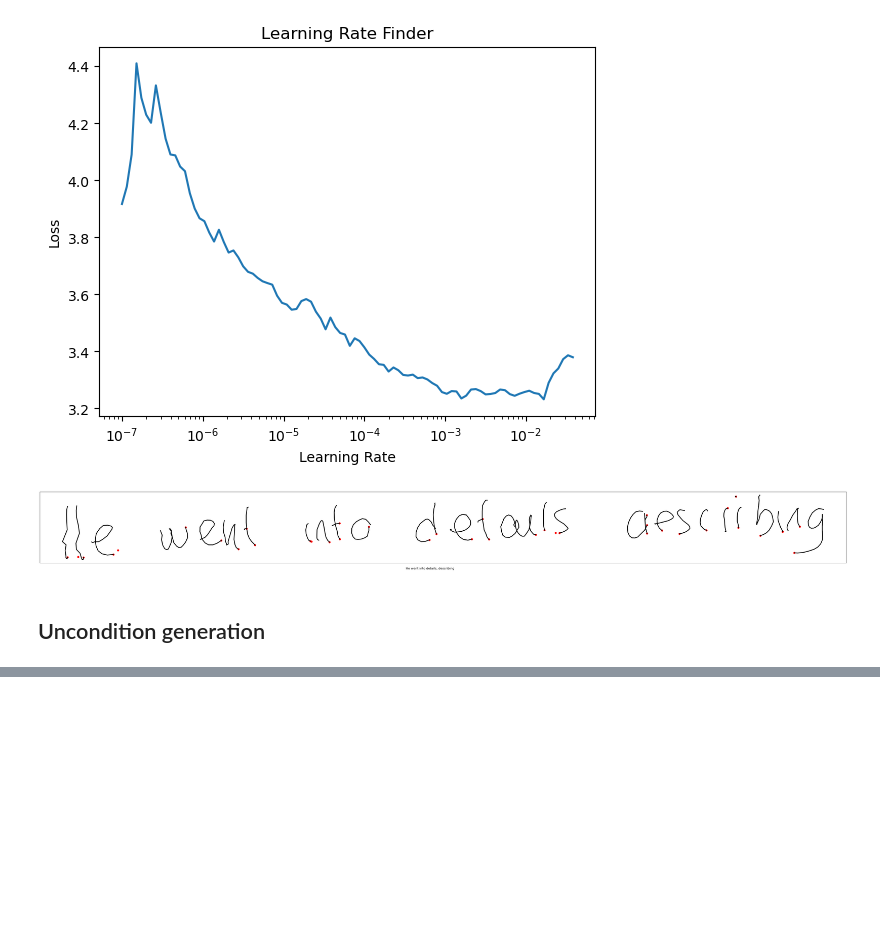
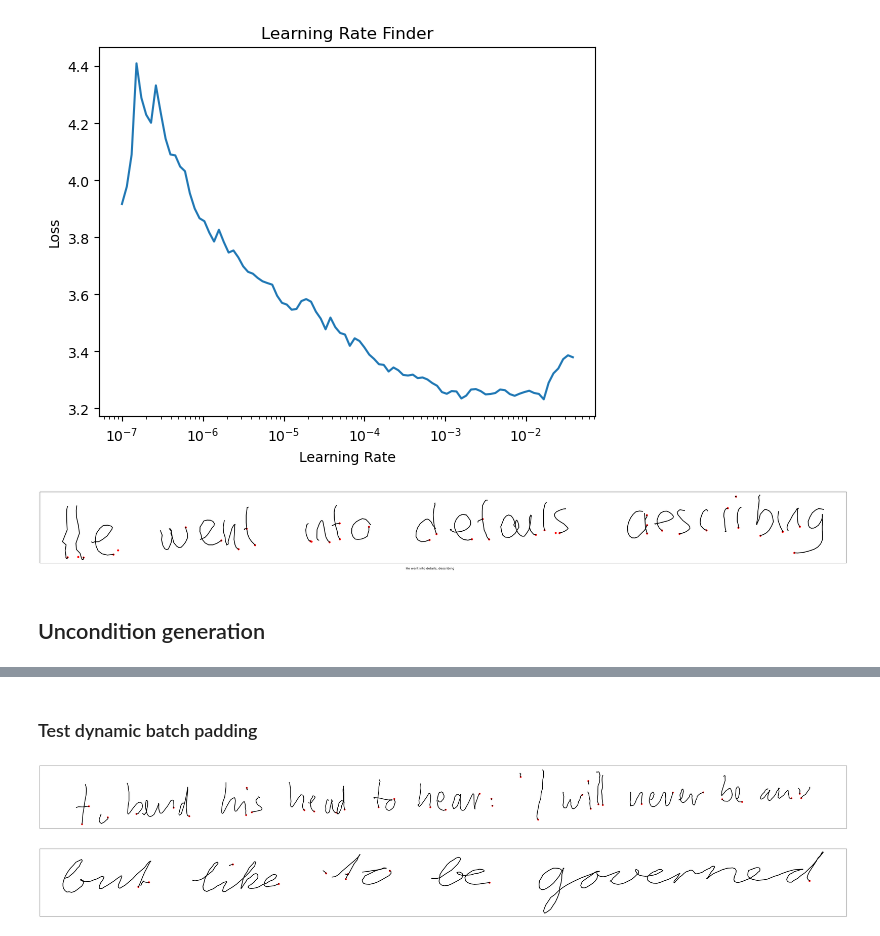
Before and after one commit to timothyq/LSTM_For_Handwriting, a Jupyter notebook: data_exploration.ipynb, the cells around one changed output, grey strips where cells are left out. Cells and saved outputs as stored; diff of their text form; code cells hidden in the pictures; blank space fills up the shorter version.

```diff
--- a/data_exploration.ipynb
+++ b/data_exploration.ipynb
@@ -337,0 +339,28 @@ RuntimeError: Index tensor must have the same number of dimensions as input tens
+# %% [markdown]
+### Test dynamic batch padding
+# %%
+from utils import plot_stroke_with_ending
+from train_uncon import collate_fn
+from data.stroke_dataset import Stroke_dataset
+from torch.utils.data import DataLoader
+import torch
+import numpy as np
+import matplotlib.pyplot as plt
+
+stroke_batchpadded_set = Stroke_dataset(train=True)
+stroke_batchpadded_set.sort_by_sequence_length()
+data_loader = DataLoader(
+    stroke_batchpadded_set, batch_size=16, shuffle=True, num_workers=4, collate_fn=collate_fn)
+batch = next(iter(data_loader))
+strokes, encoded_sentences = batch
+plot_stroke_with_ending(strokes[0].numpy())
+# %% [output]
+[figure, added]
+# %%
+data_loader = DataLoader(
+    stroke_batchpadded_set, batch_size=16, shuffle=True, num_workers=4, collate_fn=collate_fn)
+batch = next(iter(data_loader))
+strokes, encoded_sentences = batch
+plot_stroke_with_ending(strokes[0].numpy())
+# %% [output]
+[figure, added]
```
Also changed, not shown: parts of 4 cells of this notebook, 11 other files.
